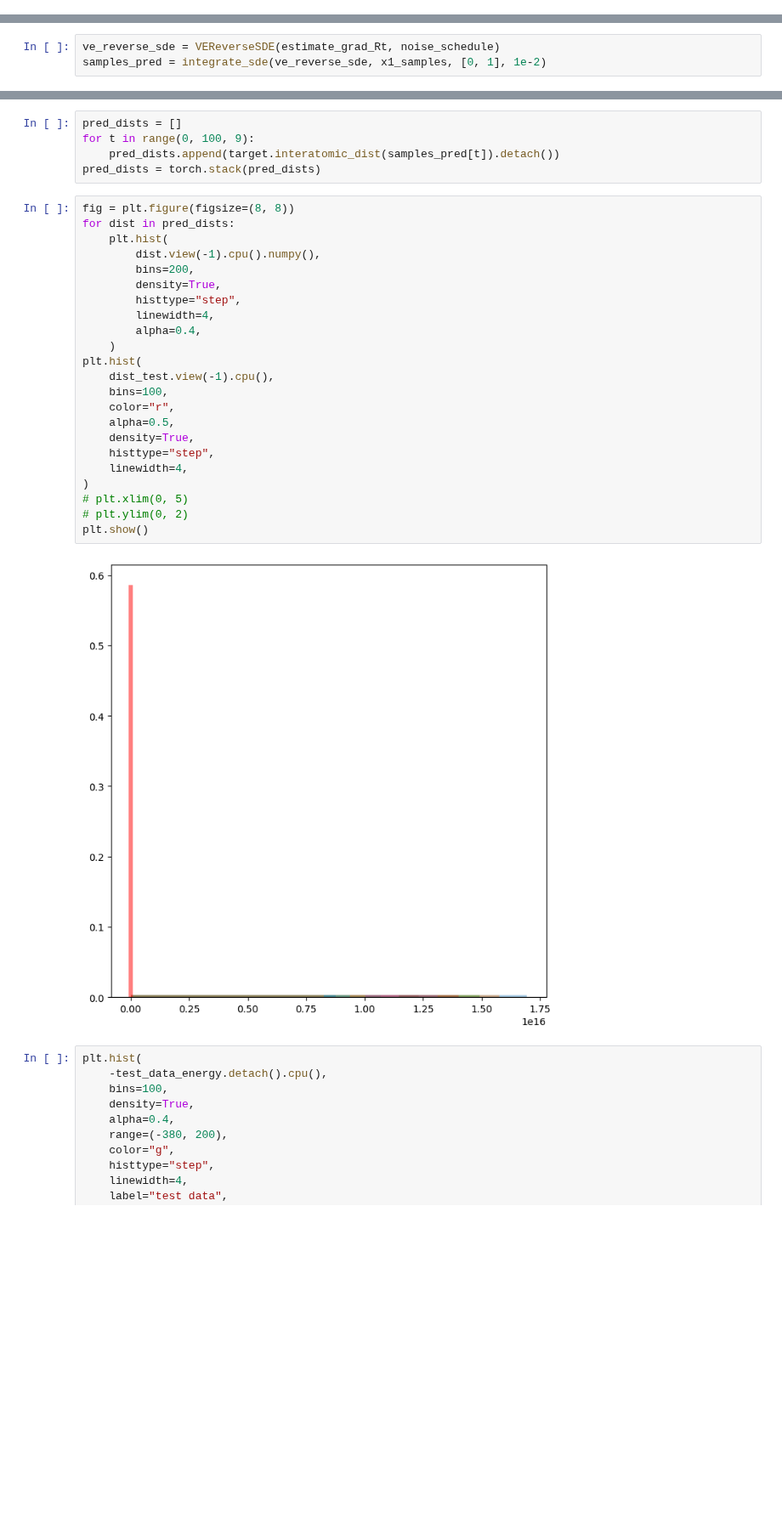
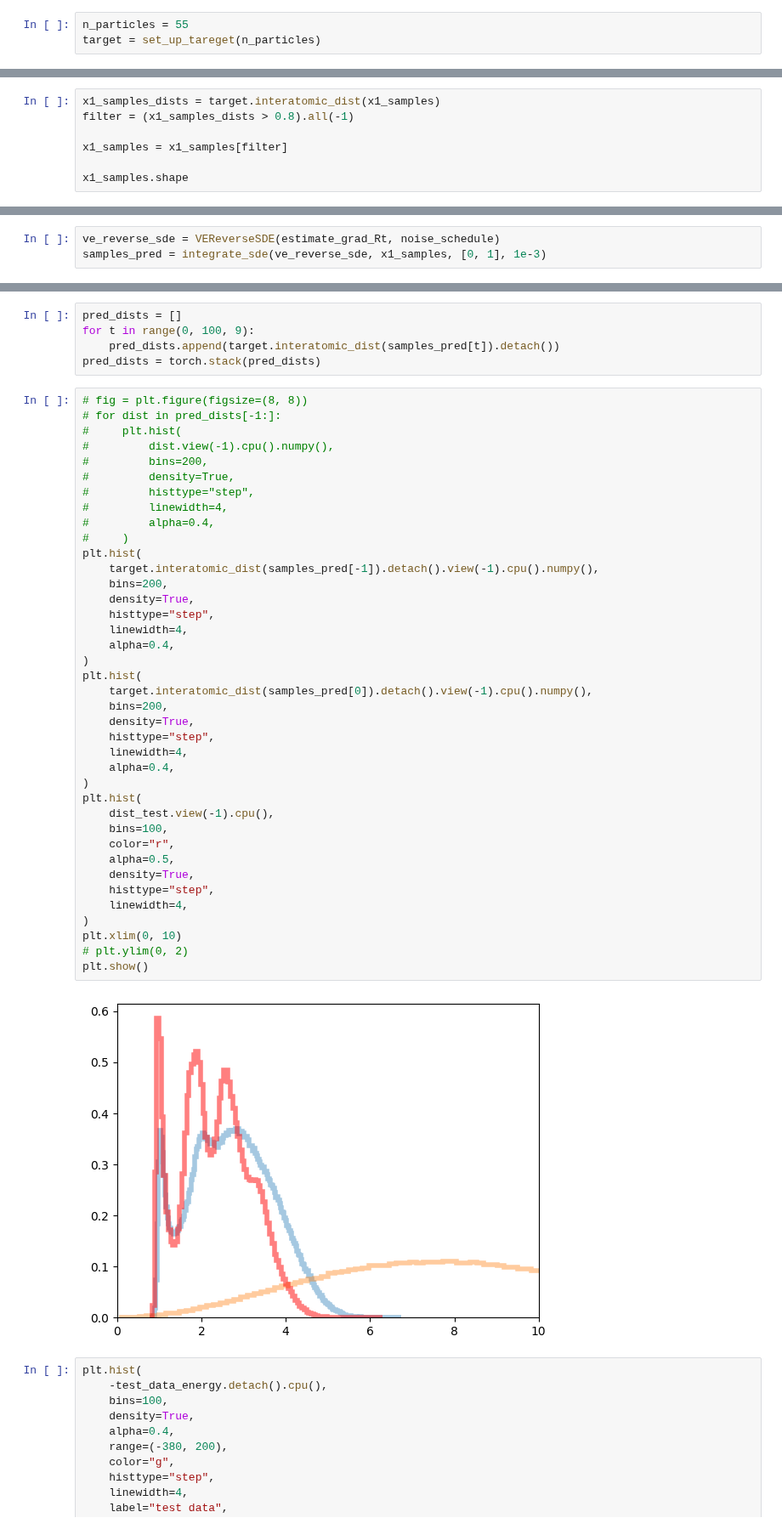
Before and after one commit to taraak/pita, a Jupyter notebook: runner/notebooks/L55_training.ipynb, the cells around one changed output, grey strips where cells are left out. Shown at 85% size. Cells and saved outputs as stored; diff of their text form; blank space fills up the shorter version.

```diff
--- a/runner/notebooks/L55_training.ipynb
+++ b/runner/notebooks/L55_training.ipynb
@@ -258,3 +282,6 @@ from src.models.components.noise_schedules import (
     GeometricNoiseSchedule,
 )
 from src.energies.base_prior import MeanFreePrior
+# %%
+n_particles = 55
+target = set_up_tareget(n_particles)
@@ -275,0 +305,7 @@ tensor(0.0100)
+# %%
+x1_samples_dists = target.interatomic_dist(x1_samples)
+filter = (x1_samples_dists > 0.8).all(-1)
+
+x1_samples = x1_samples[filter]
+
+x1_samples.shape
@@ -275,0 +322,3 @@ tensor(0.0100)
+# %%
+ve_reverse_sde = VEReverseSDE(estimate_grad_Rt, noise_schedule)
+samples_pred = integrate_sde(ve_reverse_sde, x1_samples, [0, 1], 1e-3)
@@ -323,3 +381,0 @@ plt.plot(t.cpu(), g.cpu())
-# %%
-ve_reverse_sde = VEReverseSDE(estimate_grad_Rt, noise_schedule)
-samples_pred = integrate_sde(ve_reverse_sde, x1_samples, [0, 1], 1e-2)
@@ -339,30 +503,46 @@ for t in range(0, 100, 9):
     pred_dists.append(target.interatomic_dist(samples_pred[t]).detach())
 pred_dists = torch.stack(pred_dists)
 # %%
-fig = plt.figure(figsize=(8, 8))
-for dist in pred_dists:
-    plt.hist(
-        dist.view(-1).cpu().numpy(),
-        bins=200,
-        density=True,
-        histtype="step",
-        linewidth=4,
-        alpha=0.4,
-    )
+# fig = plt.figure(figsize=(8, 8))
+# for dist in pred_dists[-1:]:
+#     plt.hist(
+#         dist.view(-1).cpu().numpy(),
+#         bins=200,
+#         density=True,
+#         histtype="step",
+#         linewidth=4,
+#         alpha=0.4,
+#     )
+plt.hist(
+    target.interatomic_dist(samples_pred[-1]).detach().view(-1).cpu().numpy(),
+    bins=200,
+    density=True,
+    histtype="step",
+    linewidth=4,
+    alpha=0.4,
+)
+plt.hist(
+    target.interatomic_dist(samples_pred[0]).detach().view(-1).cpu().numpy(),
+    bins=200,
+    density=True,
+    histtype="step",
+    linewidth=4,
+    alpha=0.4,
+)
 plt.hist(
     dist_test.view(-1).cpu(),
     bins=100,
     color="r",
     alpha=0.5,
     density=True,
     histtype="step",
     linewidth=4,
 )
-# plt.xlim(0, 5)
+plt.xlim(0, 10)
 # plt.ylim(0, 2)
 plt.show()
 # %% [output]
-[figure, old version]
+[figure, new version]
 # %%
 plt.hist(
     -test_data_energy.detach().cpu(),
```
Also changed, not shown: parts of 33 cells of this notebook, 2 other files.
